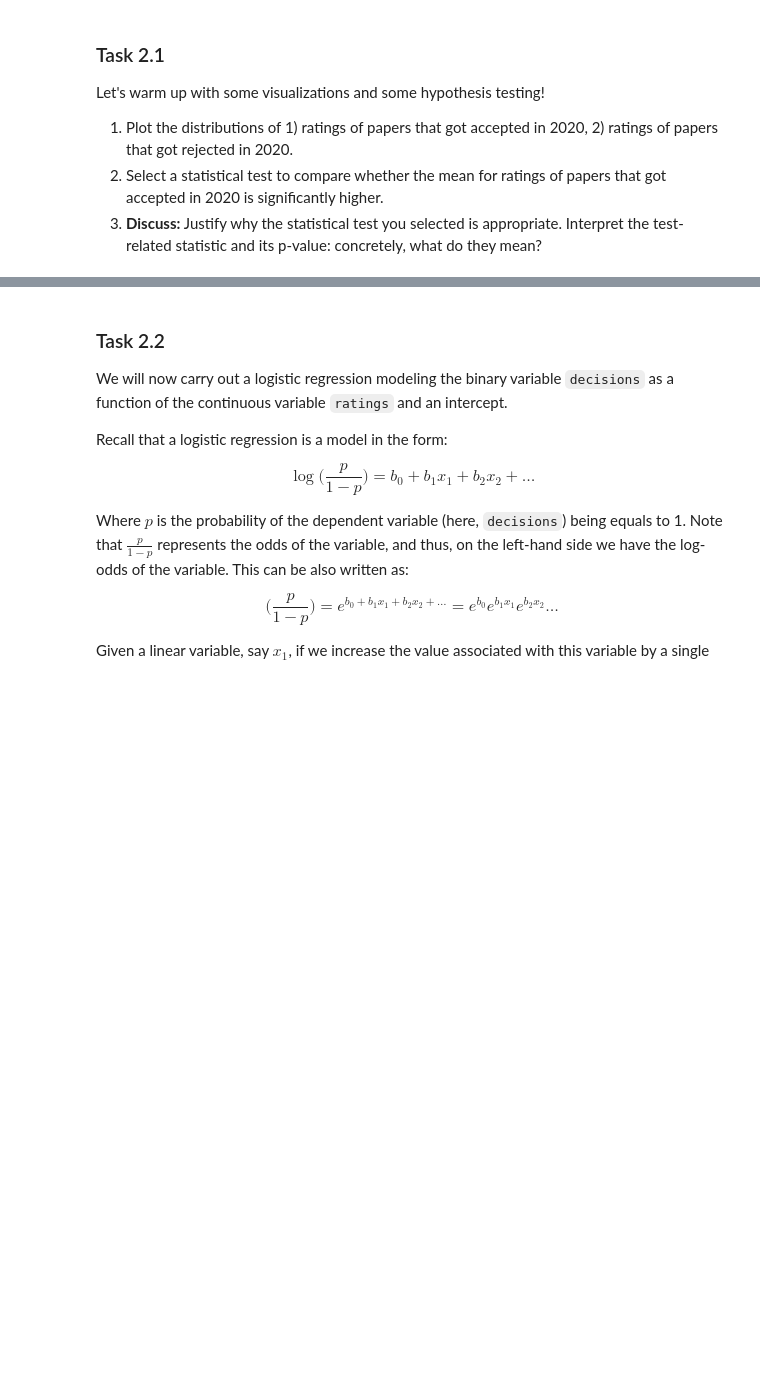
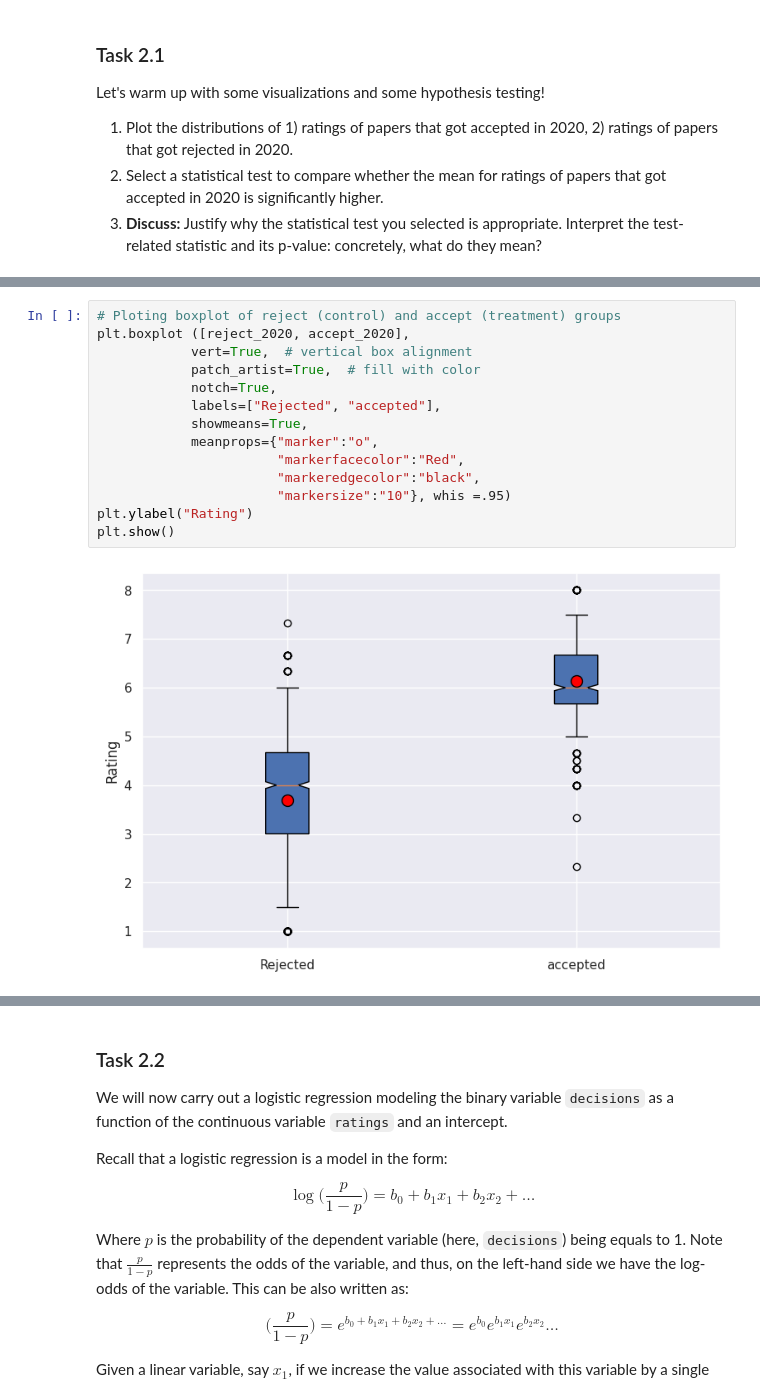
Before and after one commit to alec-flowers/ada-2020-homework2-pandas-pied, a Jupyter notebook: 02 - Regression Observational Studies Stats and Supervised Learning/hw2.ipynb, the cells around one changed output, grey strips where cells are left out. Cells and saved outputs as stored; diff of their text form; blank space fills up the shorter version.

```diff
--- a/02 - Regression Observational Studies Stats and Supervised Learning/hw2.ipynb
+++ b/02 - Regression Observational Studies Stats and Supervised Learning/hw2.ipynb
@@ -702,0 +718,16 @@ df.head()
+# %%
+# Ploting boxplot of reject (control) and accept (treatment) groups
+plt.boxplot ([reject_2020, accept_2020],
+            vert=True,  # vertical box alignment
+            patch_artist=True,  # fill with color
+            notch=True,
+            labels=["Rejected", "accepted"],
+            showmeans=True,
+            meanprops={"marker":"o",
+                       "markerfacecolor":"Red",
+                       "markeredgecolor":"black",
+                       "markersize":"10"}, whis =.95)
+plt.ylabel("Rating")
+plt.show()
+# %% [output]
+[figure, added]
```
Also changed, not shown: parts of 51 cells of this notebook.
